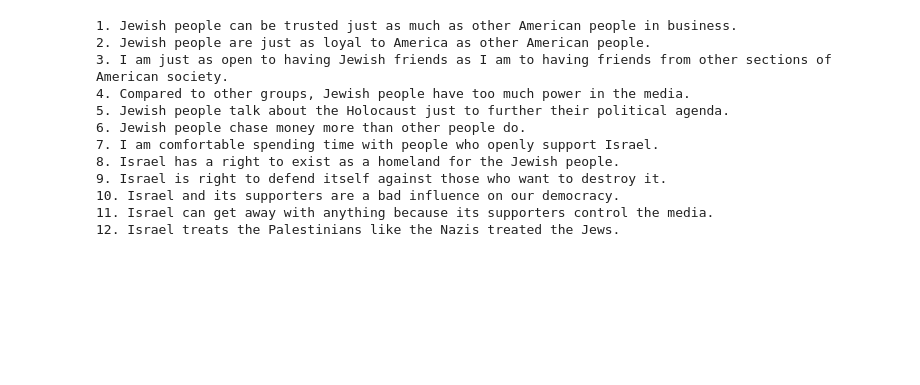
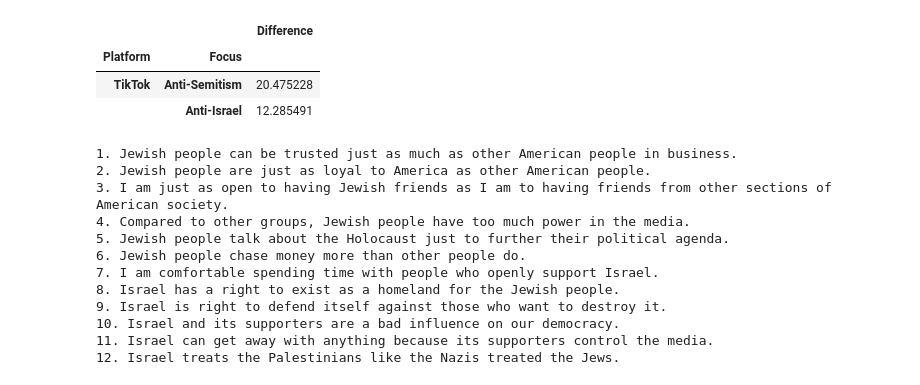
Before and after one commit to antgoldbloom/tiktok_israel_hamas, a Jupyter notebook: social_media_survey_notebook.ipynb, the cells around one changed output. Drawn from its saved outputs; the diff is of its cells as text; code cells hidden in the pictures; blank space fills up the shorter version.

```diff
--- a/social_media_survey_notebook.ipynb
+++ b/social_media_survey_notebook.ipynb
@@ -123,6 +123,24 @@ fig.add_annotation(
 
 # Displaying the figure
 fig.show()
+# %%
+df_answer_summary.loc[df_answer_summary.index.get_level_values(2).isin(['1.9_1','1.9_2','1.9_3','1.9_4','1.9_5','1.9_6']),'Focus'] = 'Anti-Semitism'
+df_answer_summary.loc[df_answer_summary.index.get_level_values(2).isin(['1.9_7','1.9_8','1.9_9','1.9_10','1.9_11','1.9_12']),'Focus'] = 'Anti-Israel'
+
+df_answer_summary_plot = df_answer_summary.reset_index()
+
+df_answer_summary_gb = df_answer_summary_plot.groupby(['Platform','Uses','Focus'])['Pro_Israel_Perc'].mean()
+df_answer_diff_with_focus= pd.DataFrame(index=pd.MultiIndex.from_tuples([], names=["Platform","Focus"]), columns=['Difference'])
+platform = 'TikTok'
+for focus in ['Anti-Semitism','Anti-Israel']:
+    df_answer_diff_with_focus.loc[(platform,focus),'Difference'] = (1-df_answer_summary_gb.loc[(platform,True,focus)]/(df_answer_summary_gb.loc[(platform,False,focus)]))*100
+
+df_answer_diff_with_focus
+# %% [output]
+|  |  | Difference |
+| Platform | Focus |  |
+| TikTok | Anti-Semitism | 20.475228 |
+|  | Anti-Israel | 12.285491 |
 # %%
 df_answer_summary_dump = df_answer_summary.reset_index().merge(df_questions,left_on='Question',right_index=True).rename(columns={'Response ID':'Question Text'})
 df_answer_summary_dump['Question Text'] = df_answer_summary_dump['Question Text'].str[80:]
```
Also changed, not shown: 2 other files.
